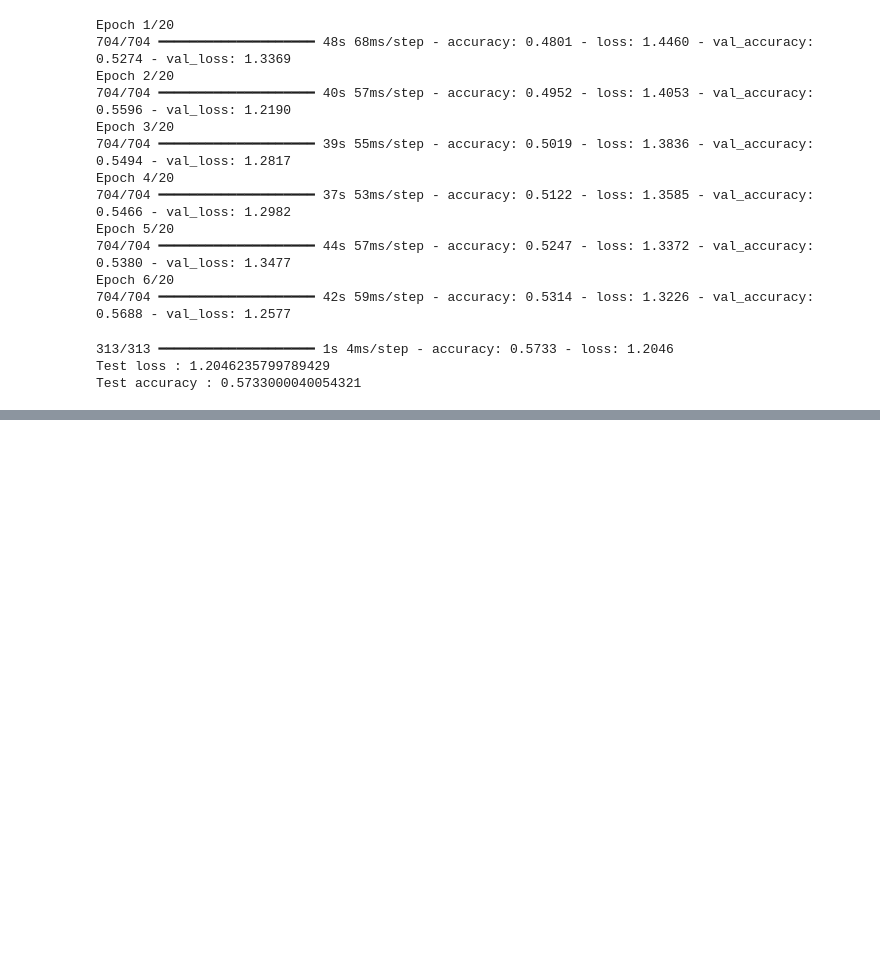
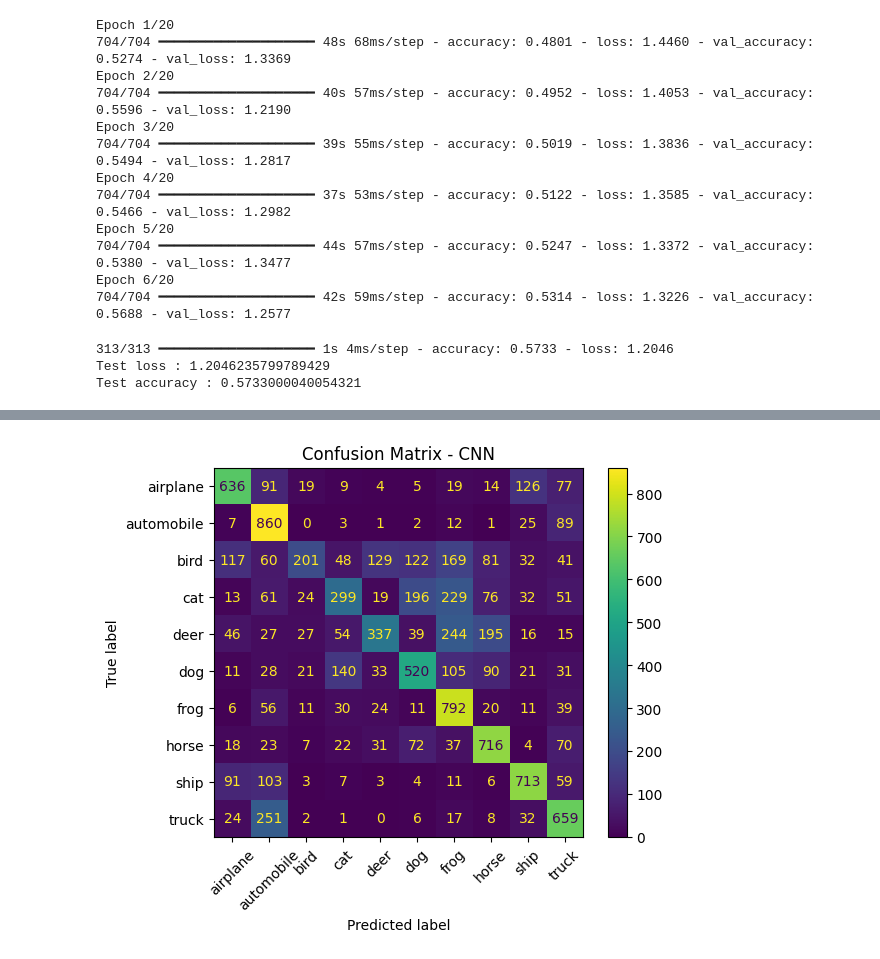
Before and after one commit to idriss-aaidoun/mini-labs, a Jupyter notebook: bases/Deep_Learning_CIFAR10_CNN.ipynb, the cells around one changed output, grey strips where cells are left out. Cells and saved outputs as stored; diff of their text form; code cells hidden in the pictures; blank space fills up the shorter version.

```diff
--- a/bases/Deep_Learning_CIFAR10_CNN.ipynb
+++ b/bases/Deep_Learning_CIFAR10_CNN.ipynb
@@ -425,3 +425,9 @@ print("Test accuracy :", test_accuracy)
 313/313 ━━━━━━━━━━━━━━━━━━━━ 1s 4ms/step - accuracy: 0.5733 - loss: 1.2046
 Test loss : 1.2046235799789429
 Test accuracy : 0.5733000040054321
+# %%
+y_pred_proba = model_aug.predict(X_test)
+
+y_pred = np.argmax(y_pred_proba, axis=1)
+
+y_true = y_test.flatten()
@@ -427,0 +436,15 @@ Test accuracy : 0.5733000040054321
+# %%
+from sklearn.metrics import confusion_matrix, ConfusionMatrixDisplay
+
+cm = confusion_matrix(y_true, y_pred)
+
+disp = ConfusionMatrixDisplay(
+    confusion_matrix=cm,
+    display_labels=class_names
+)
+
+disp.plot(xticks_rotation=45)
+plt.title("Confusion Matrix - CNN")
+plt.show()
+# %% [output]
+[figure, added]
```
Also changed, not shown: parts of 5 cells of this notebook, 1 other file.
